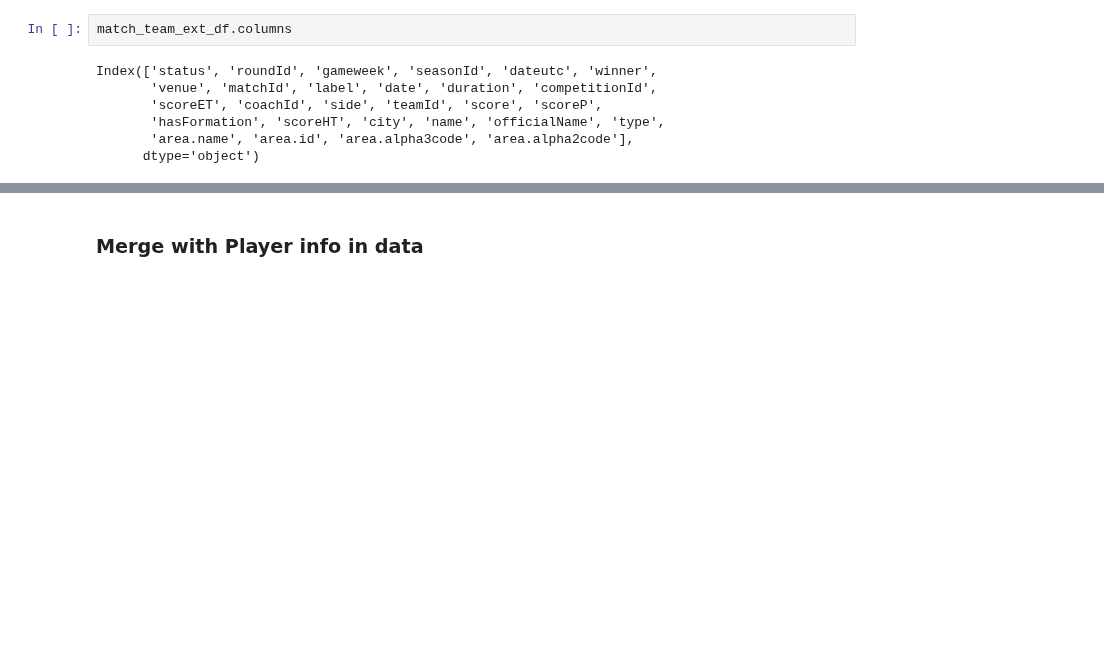
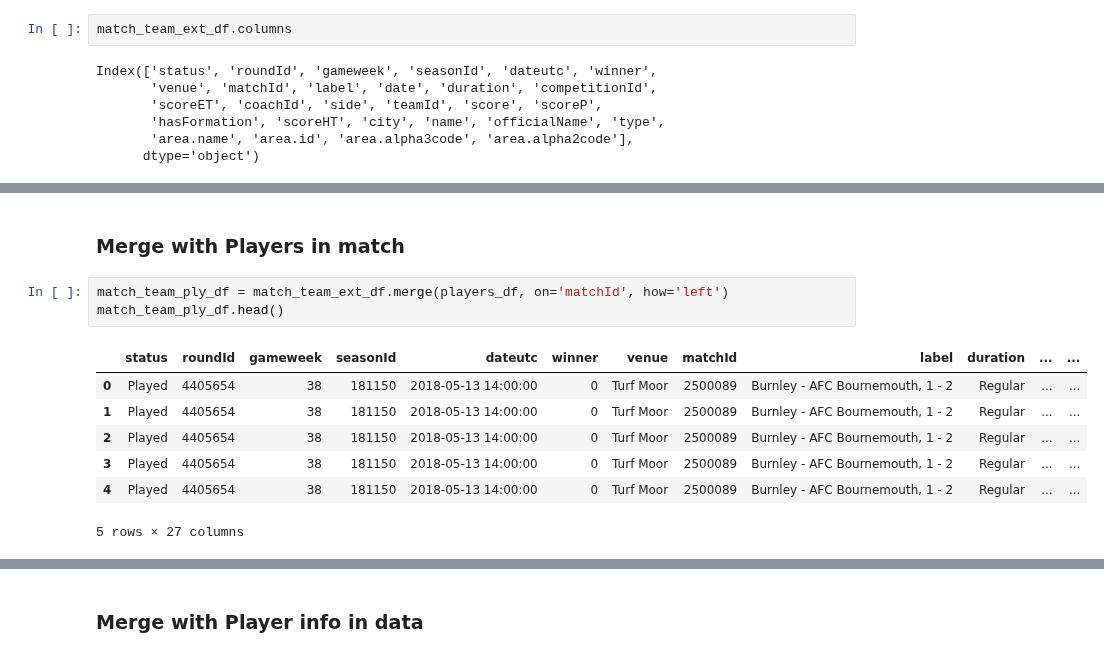
Before and after one commit to dilancroos/data_science_project, a Jupyter notebook: main.ipynb, the cells around one changed output, grey strips where cells are left out. Saved outputs shown, nothing was run; the diff lists cells and outputs as text; blank space fills up the shorter version.

```diff
--- a/main.ipynb
+++ b/main.ipynb
@@ -283,3 +283,16 @@ match_team_ext_df.head()
 | 2 | Played | 4405654 | 38 | 181150 | 2018-05-13 14:00:00 | 1 | Selhurst Park | 2500090 | Crystal Palace - West Bromwich Al... | Regular | ... |
 | 3 | Played | 4405654 | 38 | 181150 | 2018-05-13 14:00:00 | 0 | Selhurst Park | 2500090 | Crystal Palace - West Bromwich Al... | Regular | ... |
 | 4 | Played | 4405654 | 38 | 181150 | 2018-05-13 14:00:00 | 1 | The John Smith's Stadium | 2500091 | Huddersfield Town - Arsenal, 0 - 1 | Regular | ... |
+# %% [markdown]
+### Merge with Players in match
+# %%
+match_team_ply_df = match_team_ext_df.merge(players_df, on='matchId', how='left')
+match_team_ply_df.head()
+# %% [output]
+|  | status | roundId | gameweek | seasonId | dateutc | winner | venue | matchId | label | duration | ... | ... |
+| 0 | Played | 4405654 | 38 | 181150 | 2018-05-13 14:00:00 | 0 | Turf Moor | 2500089 | Burnley - AFC Bournemouth, 1 - 2 | Regular | ... | ... |
+| 1 | Played | 4405654 | 38 | 181150 | 2018-05-13 14:00:00 | 0 | Turf Moor | 2500089 | Burnley - AFC Bournemouth, 1 - 2 | Regular | ... | ... |
+| 2 | Played | 4405654 | 38 | 181150 | 2018-05-13 14:00:00 | 0 | Turf Moor | 2500089 | Burnley - AFC Bournemouth, 1 - 2 | Regular | ... | ... |
+| 3 | Played | 4405654 | 38 | 181150 | 2018-05-13 14:00:00 | 0 | Turf Moor | 2500089 | Burnley - AFC Bournemouth, 1 - 2 | Regular | ... | ... |
+| 4 | Played | 4405654 | 38 | 181150 | 2018-05-13 14:00:00 | 0 | Turf Moor | 2500089 | Burnley - AFC Bournemouth, 1 - 2 | Regular | ... | ... |
+5 rows × 27 columns
```
Also changed, not shown: parts of 7 cells of this notebook.
